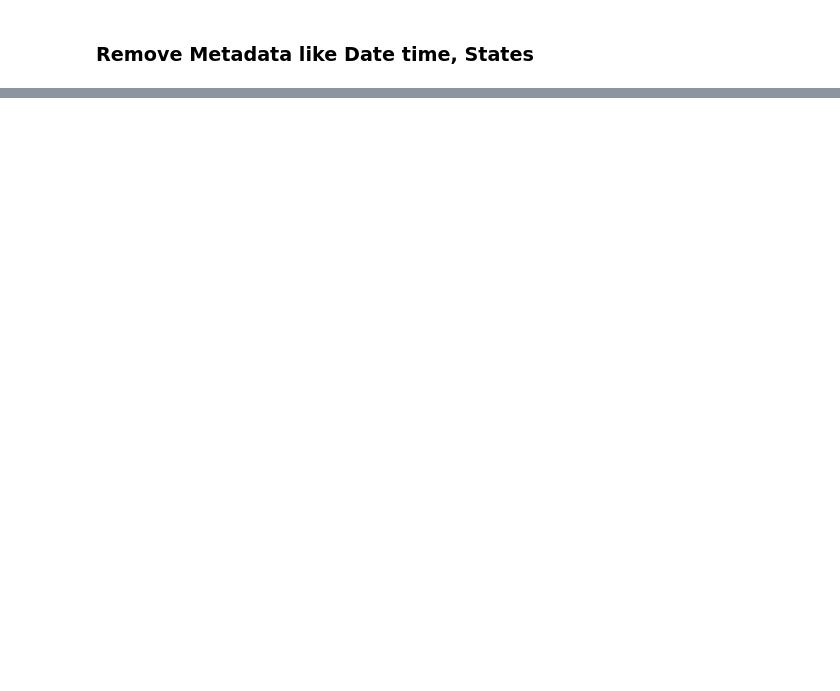
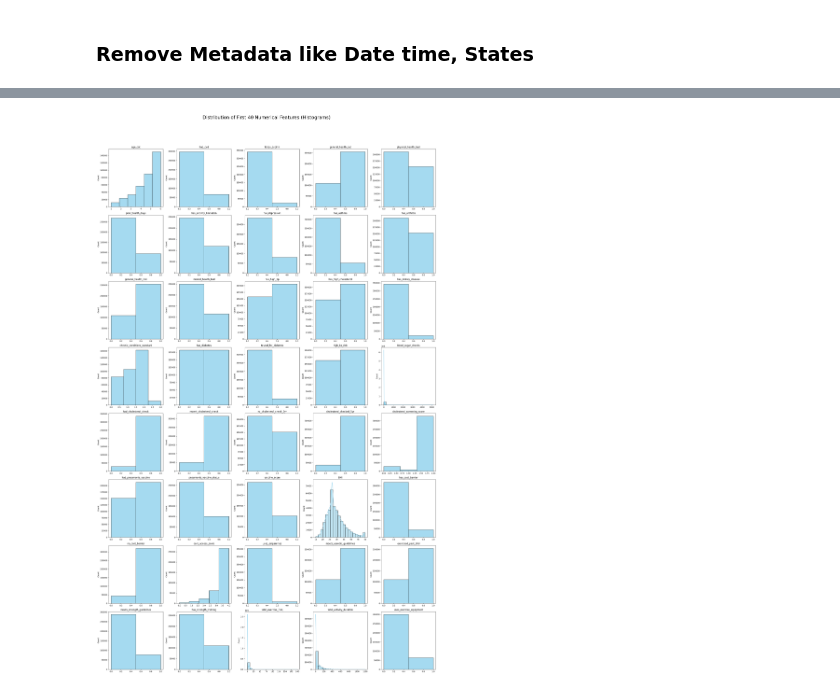
Before and after one commit to HasithaErandika/HealthIntel, a Jupyter notebook: notebooks/03_target_focused_dataset_preparation.ipynb, the cells around one changed output, grey strips where cells are left out. Drawn from its saved outputs; the diff is of its cells as text; code cells hidden in the pictures; blank space fills up the shorter version.

```diff
--- a/notebooks/03_target_focused_dataset_preparation.ipynb
+++ b/notebooks/03_target_focused_dataset_preparation.ipynb
@@ -236,7 +189,7 @@ memory usage: 197.2+ MB
 None
 # %%
 # Load cleaned dataset
-df = pd.read_csv('../data/processed/BRFSS_Diabetes_Balanced_Cleaned.csv')
+df = pd.read_csv('../data/processed/BRFSS_Diabetes_Balanced.csv')
 
 # Define columns to DROP (metadata, weights, admin, non-clinical)
 metadata_cols = [
@@ -327,0 +413,18 @@ None
+# %%
+df = pd.read_csv('../data/processed/BRFSS_Diabetes_Cleaned.csv')
+
+# Show dataset dimensions
+print("Number of rows:", df.shape[0])
+print("Number of columns:", df.shape[1])
+
+# Show feature (column) names
+print("\nFeature names (columns):")
+print(df.columns.tolist())
+
+# Show first 5 rows of the dataset
+print("\nFirst 5 rows of the dataset:")
+print(df.head())
+
+# Show dataset info
+print("\nDataset Info:")
+print(df.info())
@@ -327,0 +449,60 @@ None
+# %%
+
+# Identify feature types after imputation
+numerical_cols = df.select_dtypes(include=['float64', 'int64']).columns.tolist()
+categorical_cols = df.select_dtypes(include=['object']).columns.tolist()
+
+print(f"Total Numerical Features: {len(numerical_cols)}")
+print(f"Total Categorical Features: {len(categorical_cols)}")
+
+# Visualization for Numerical Features (Histograms)
+
+# We only plot the first 40 numerical features for visual management,
+# as plotting all 70+ in one grid is too dense.
+num_features_to_plot = min(len(numerical_cols), 40)
+plot_cols_num = numerical_cols[:num_features_to_plot]
+
+n_rows_num = (len(plot_cols_num) + 4) // 5 # Calculate rows for 5 columns per row
+plt.figure(figsize=(25, 5 * n_rows_num))
+plt.suptitle(f'Distribution of First {num_features_to_plot} Numerical Features (Histograms)', fontsize=24, y=1.02)
+
+for i, col in enumerate(plot_cols_num):
+    plt.subplot(n_rows_num, 5, i + 1)
+    # Check if the feature is binary/discrete to ensure proper binning
+    unique_values = df[col].nunique()
+    if unique_values <= 50 and df[col].dtype in ['int64', 'float64']:
+        # Treat as discrete/binary (use specific bins)
+        sns.histplot(df[col], kde=False, bins=unique_values, color='skyblue')
+    else:
+        # Treat as continuous
+        sns.histplot(df[col], kde=True, bins=20, color='skyblue')
+
+    plt.title(col, fontsize=12)
+    plt.xlabel('')
+    plt.ylabel('Count', fontsize=10)
+
+plt.tight_layout(rect=[0, 0, 1, 0.98])
+plt.show()
+
+
+# Visualization for Categorical Features (Count Plots)
+
+if categorical_cols:
+    n_cat = len(categorical_cols)
+    plt.figure(figsize=(15, 5 * n_cat))
+    plt.suptitle('Distribution of Categorical Features (Count Plots)', fontsize=24, y=1.02)
+
+    for i, col in enumerate(categorical_cols):
+        plt.subplot(n_cat, 1, i + 1)
+        sns.countplot(y=col, data=df, order=df[col].value_counts().index, palette='viridis')
+        plt.title(col, fontsize=16)
+        plt.xlabel('Count', fontsize=12)
+        plt.ylabel('', fontsize=12)
+        plt.xticks(fontsize=10)
+        plt.yticks(fontsize=10)
+
+    plt.tight_layout(rect=[0, 0, 1, 0.98])
+    plt.show()
+else:
+    print("\nNo categorical features (dtype 'object') remain for plotting.")
+# %% [output]
@@ -327,0 +511 @@ None
+[figure, added]
```
Also changed, not shown: parts of 15 cells of this notebook, 3 other files.
